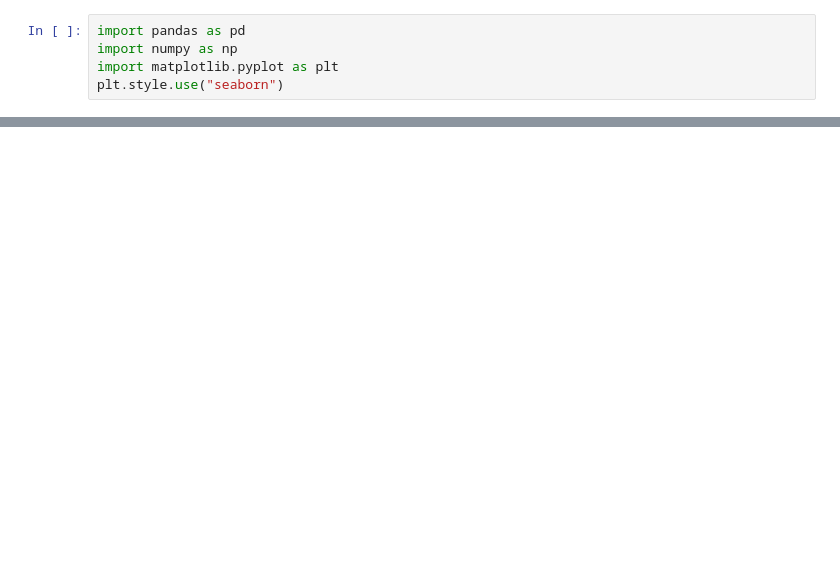
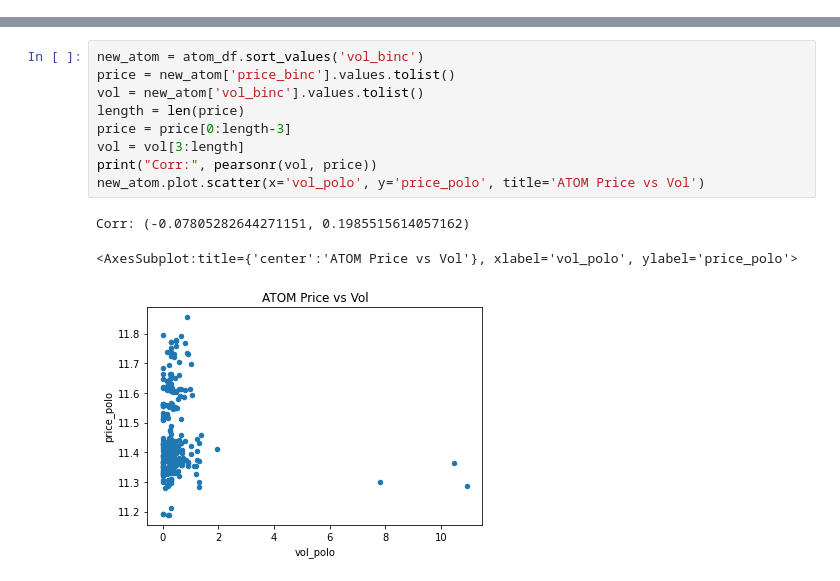
Before and after one commit to Wat-Street/Comp-Team, a Jupyter notebook: theta/arbitrage.ipynb, the cells around one changed output, grey strips where cells are left out. Saved outputs shown, nothing was run; the diff lists cells and outputs as text; blank space fills up the shorter version.

```diff
--- a/theta/arbitrage.ipynb
+++ b/theta/arbitrage.ipynb
@@ -1,5 +0,0 @@
-# %%
-import pandas as pd
-import numpy as np
-import matplotlib.pyplot as plt
-plt.style.use("seaborn")
@@ -246,0 +240,13 @@ plt.show()
+# %%
+new_atom = atom_df.sort_values('vol_binc')
+price = new_atom['price_binc'].values.tolist()
+vol = new_atom['vol_binc'].values.tolist()
+length = len(price)
+price = price[0:length-3]
+vol = vol[3:length]
+print("Corr:", pearsonr(vol, price))
+new_atom.plot.scatter(x='vol_polo', y='price_polo', title='ATOM Price vs Vol')
+# %% [output]
+Corr: (-0.07805282644271151, 0.1985515614057162)
+<AxesSubplot:title={'center':'ATOM Price vs Vol'}, xlabel='vol_polo', ylabel='price_polo'>
+[figure, added]
```
Also changed, not shown: parts of 43 cells of this notebook.
